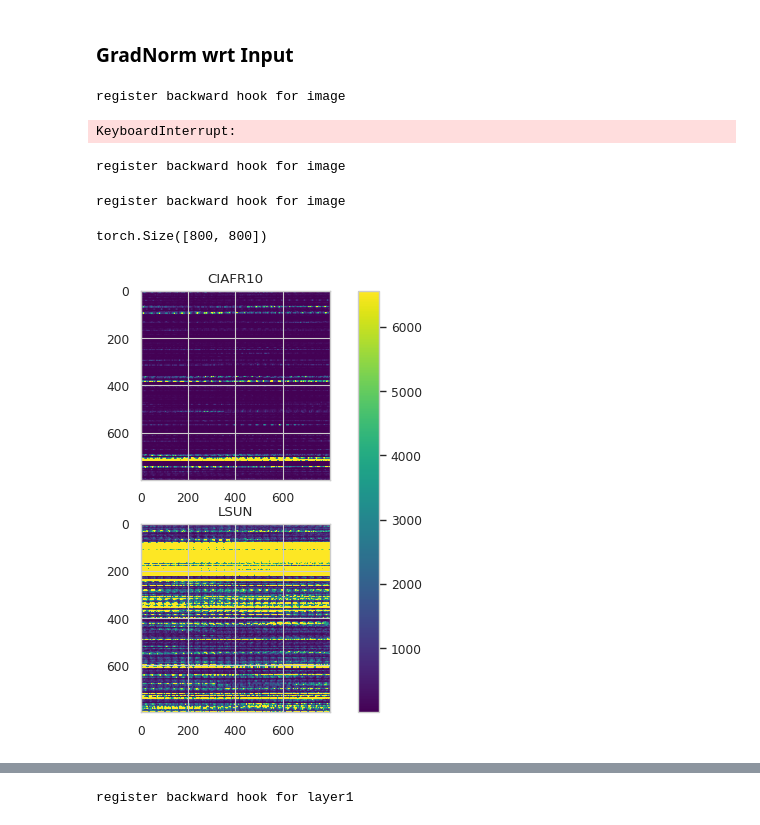
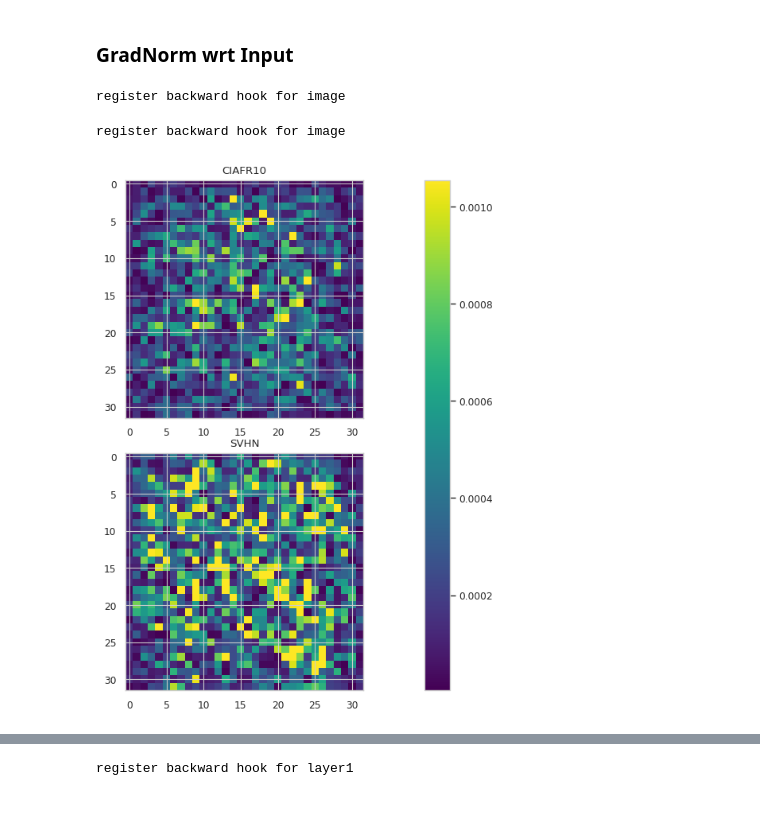
Before and after one commit to buyizhiyou/YYM, a Jupyter notebook: dum/notebooks/statistics_analyse_grad_activation.ipynb, the cells around one changed output, grey strips where cells are left out. Drawn from its saved outputs; the diff is of its cells as text; code cells hidden in the pictures.

```diff
--- a/dum/notebooks/statistics_analyse_grad_activation.ipynb
+++ b/dum/notebooks/statistics_analyse_grad_activation.ipynb
@@ -50,7 +52,7 @@ model_to_num_dim = {"resnet18": 512, "resnet50": 2048, "resnet101": 2048, "resne
 
 batch_size = 256
 dataset = "cifar10"
-ood_dataset = "LSUN"
+ood_dataset = "SVHN"
 dataset_root = "../data"
 # model = "vgg16"
 # saved_model_name = "../saved_models/run17/vgg16_sn_3.0_mod_seed_1/2024_05_27_17_51_26/vgg16_sn_3.0_mod_seed_1_best.model"
@@ -87,7 +89,7 @@ rc('text', usetex=False)
 
 def plot_activation(data1, data2, title1, title2):
     # 使用matplotlib绘制特征图
-    fig, axes = plt.subplots(2, 1)
+    fig, axes = plt.subplots(2, 1,figsize=(16, 7))
     plt.tight_layout()
     minv = np.quantile(data1,0.01)
     maxv = np.quantile(data1,0.99)
@@ -178,13 +195,13 @@ def calculate_gradients_activation(
         out = net(data)
 
         # #1. 第一种形式loss,log_density
-        embedding = net.feature
-        log_probs = gaussians_model.log_prob(embedding[:, None, :])
-        max_log_probs = log_probs.max(1, keepdim=True)[0]
-        loss = max_log_probs.sum()
+        # embedding = net.feature
+        # log_probs = gaussians_model.log_prob(embedding[:, None, :])
+        # max_log_probs = log_probs.max(1, keepdim=True)[0]
+        # loss = max_log_probs.sum()
 
         # # #2. 第二种形式loss,crossEntropy
-        # loss = loss_func(out, label)
+        loss = loss_func(out, label)
 
         net.zero_grad()
         loss.backward()
@@ -203,37 +220,6 @@ def calculate_gradients_activation(
         activation = grads.reshape((-1, max(grads.shape)))
 
     return grads
-# %%
-layer = "image"
-train_loader, val_loader = dataset_loader[dataset].get_train_valid_loader(
-    root=dataset_root,
-    batch_size=1,
-    augment=True,
-    val_seed=1,
-    val_size=0.1,
-)
-test_loader = dataset_loader[dataset].get_test_loader(root=dataset_root, batch_size=1)
-train_grads = calculate_gradients_activation(
-    net,
-    gaussians_model,
-    layer,
-    train_loader,
-    device=device,
-    norm=1,
-)
-test_grads = calculate_gradients_activation(
-    net,
-    gaussians_model,
-    layer,
-    test_loader,
-    device=device,
-    norm=1,
-)
-plot_activation(np.abs(train_grads.numpy()), np.abs(test_grads.numpy()), f"train:{layer}", f"test:{layer}")
-plt.savefig(f'pngs/{model}/train_test_grad_wrt_input_activation.png', bbox_inches='tight')
-# %% [output]
-register backward hook for image
-KeyboardInterrupt:
 # %%
 layer = "image"
 wrt = "input"
@@ -259,11 +245,9 @@ ood_grads = calculate_gradients_activation(
 register backward hook for image
 register backward hook for image
 # %%
-grads1 = torch.mean(grads[:625],dim=(1)).reshape((-1,32*25))
-ood_grads1 = torch.mean(ood_grads[:625],dim=(1)).reshape((-1,25*32))
-print(grads1.shape)
+grads1 = torch.mean(grads,dim=(0,1)).reshape(32,32)
+ood_grads1 = torch.mean(ood_grads,dim=(0,1)).reshape(32,32)
 plot_activation(np.abs(grads1.numpy()), np.abs(ood_grads1.numpy()), f"CIAFR10", f"{ood_dataset}")
-# plt.savefig(f'pngs/{model}/OOD_{ood_dataset}_{layer}_grad_wrt_input_activation.png', bbox_inches='tight')
+plt.savefig(f'pngs/{model}/OOD_{ood_dataset}_{layer}_grad_wrt_input_activation_2.png', bbox_inches='tight',dpi=600)
 # %% [output]
-torch.Size([800, 800])
-[figure, old version]
+[figure, new version]
```
Also changed, not shown: parts of 3 cells of this notebook, 21 other files.
